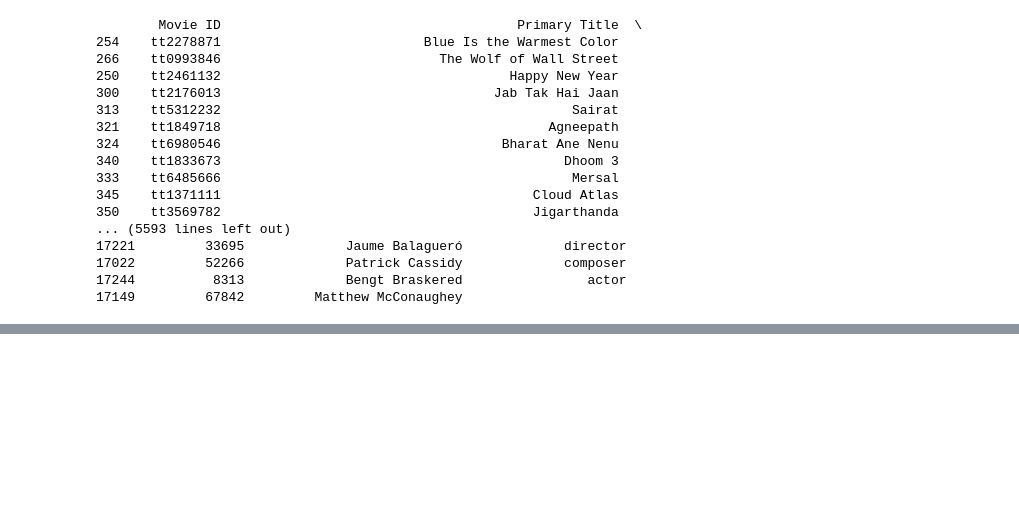
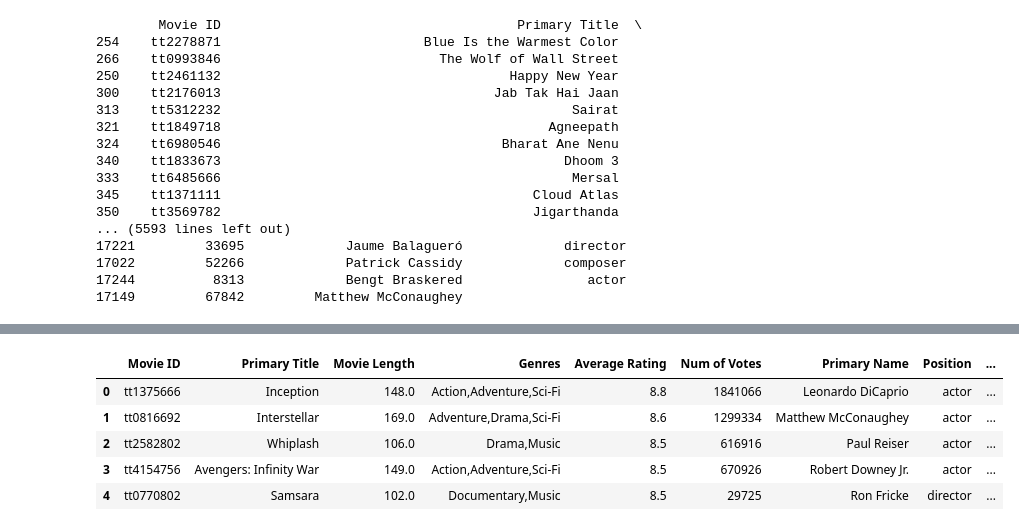
Before and after one commit to falloutb1tch/Movie_Project, a Jupyter notebook: Notebooks/Yiyi_Working_Notebook.ipynb, the cells around one changed output, grey strips where cells are left out. Saved outputs shown, nothing was run; the diff lists cells and outputs as text; code cells hidden in the pictures; blank space fills up the shorter version.

```diff
--- a/Notebooks/Yiyi_Working_Notebook.ipynb
+++ b/Notebooks/Yiyi_Working_Notebook.ipynb
@@ -357,13 +359,3 @@ IMDB_df.sort_values(by="Movie Length", ascending=False)
 17022         52266             Patrick Cassidy             composer
 17244          8313             Bengt Braskered                actor
 17149         67842         Matthew McConaughey
-# %%
-R = IMDB_df['Average Rating']
-v = IMDB_df['Num of Votes'].astype(float)
-m = 7500.0
-C = IMDB_df['Average Rating'].mean()
-
-IMDB_df['Weighted Rating'] = (v/(v+m)) * R + (m/(v+m)) * C
-IMDB_df = IMDB_df.sort_values(by="Weighted Rating", ascending=False)
-IMDB_df = IMDB_df[IMDB_df['Weighted Rating'] >= 7.0]
-IMDB_df.info()
@@ -392,3 +361,0 @@ See the caveats in the documentation: https://pandas.pydata.org/pandas-docs/stab
-# %%
-pd.set_option('display.max_rows', None)
-IMDB_df['Genres'].value_counts()
@@ -414,0 +382,11 @@ IMDB_df.to_csv('IMDB_df.csv', index=False)
+# %%
+Merged_df_1 = pd.merge(IMDB_df, budgets_df, left_on='Primary Title', right_on='movie', how='inner')
+# %%
+Merged_df_1.head()
+# %% [output]
+|  | Movie ID | Primary Title | Movie Length | Genres | Average Rating | Num of Votes | Primary Name | Position | ... |
+| 0 | tt1375666 | Inception | 148.0 | Action,Adventure,Sci-Fi | 8.8 | 1841066 | Leonardo DiCaprio | actor | ... |
+| 1 | tt0816692 | Interstellar | 169.0 | Adventure,Drama,Sci-Fi | 8.6 | 1299334 | Matthew McConaughey | actor | ... |
+| 2 | tt2582802 | Whiplash | 106.0 | Drama,Music | 8.5 | 616916 | Paul Reiser | actor | ... |
+| 3 | tt4154756 | Avengers: Infinity War | 149.0 | Action,Adventure,Sci-Fi | 8.5 | 670926 | Robert Downey Jr. | actor | ... |
+| 4 | tt0770802 | Samsara | 102.0 | Documentary,Music | 8.5 | 29725 | Ron Fricke | director | ... |
```
Also changed, not shown: parts of 18 cells of this notebook.
